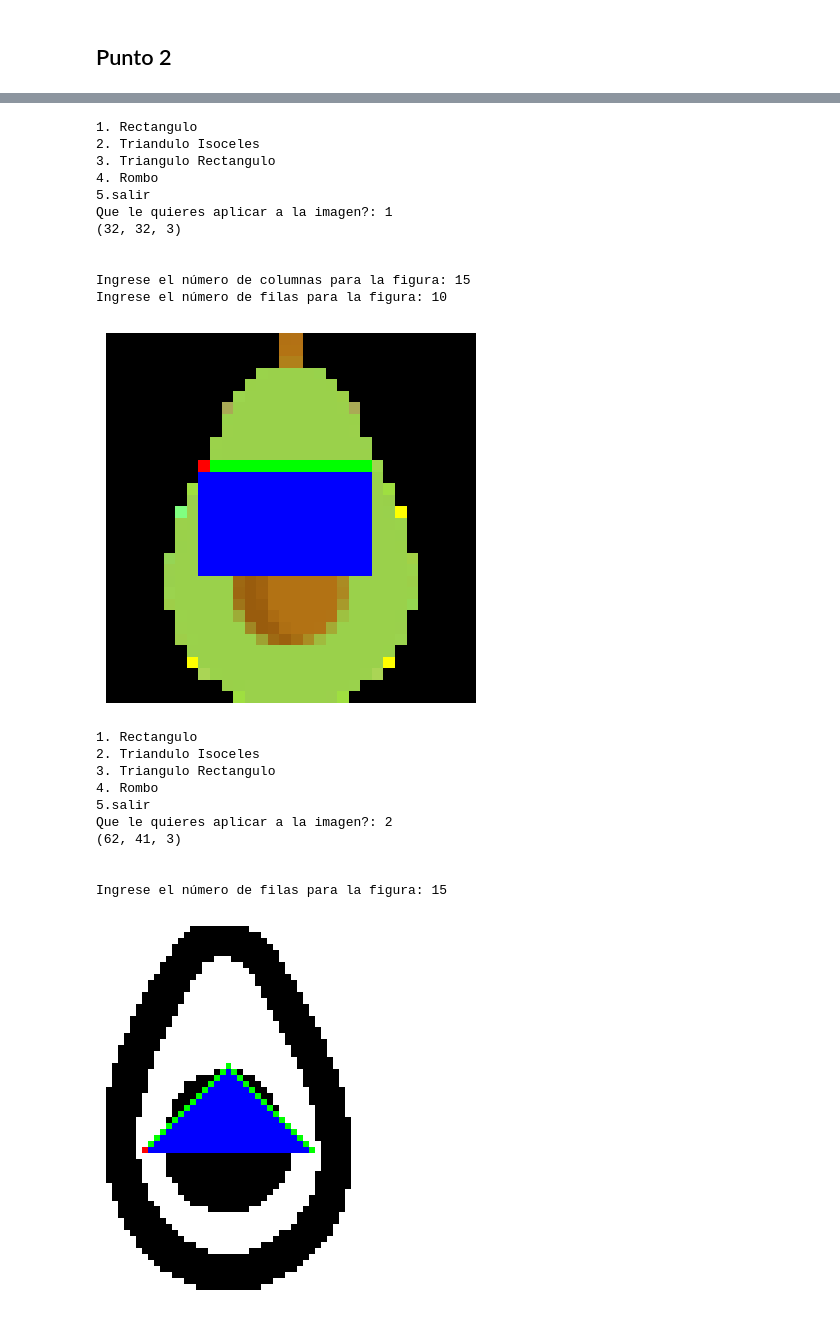
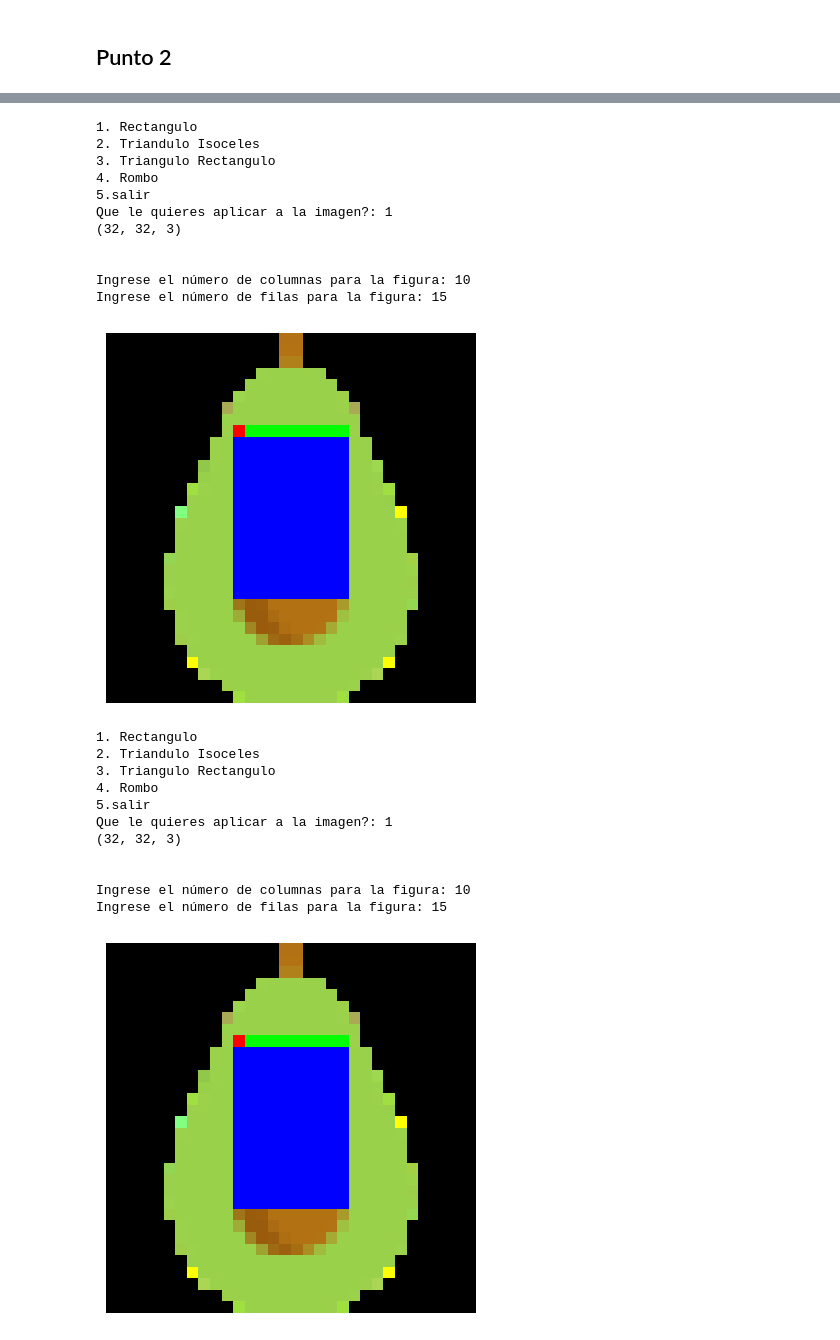
Before and after one commit to Slrosales/PC_AGUACATE_202310, a Jupyter notebook: PC_AGUACATE_202310.ipynb, the cells around one changed output, grey strips where cells are left out. Drawn from its saved outputs; the diff is of its cells as text; code cells hidden in the pictures.

```diff
--- a/PC_AGUACATE_202310.ipynb
+++ b/PC_AGUACATE_202310.ipynb
@@ -1999,12 +2000,11 @@ while (res <1 or res > 5):
 
 #PNG
 # URL de la imagen en Google Drive
-url = 'https://drive.google.com/file/d/1BKankRnIc77uwHUYtBQAtbDLa16HM-zX/view'
+url = 'https://raw.githubusercontent.com/Slrosales/PC_AGUACATE_202310/main/aguacate.png'
 
 # Obtener la imagen directamente desde la URL
 image = Image.open(requests.get(url, stream=True).raw)
 
-# image = plt.imread('/content/aguacate.png')
 tensor = np.array(image)
 tensor = tensor[:, :, :3]
 print(tensor.shape)
@@ -2077,8 +2082,11 @@ while (res <1 or res > 5):
   res = int(input("Error, intenta nuevamente: "))
 
 #svg
-svg_file = '/content/Aguacate.svg'
-image = cairosvg.svg2png(url=svg_file)
+# URL de la imagen en Google Drive
+url = 'https://raw.githubusercontent.com/Slrosales/PC_AGUACATE_202310/126c303d636915ffcb3dbaa90425330df871ad1a/Aguacate.svg'
+
+# Obtener la imagen directamente desde la URL
+image = cairosvg.svg2png(url=url)
 image = io.BytesIO(image)
 image = Image.open(image)
 
@@ -2146,9 +2154,9 @@ Que le quieres aplicar a la imagen?: 1
 (32, 32, 3)
 
 
-Ingrese el número de columnas para la figura: 15
-Ingrese el número de filas para la figura: 10
+Ingrese el número de columnas para la figura: 10
+Ingrese el número de filas para la figura: 15
-[figure, old version]
+[figure, new version]
 # %%
 print("1. Rectangulo")
 print("2. Triandulo Isoceles")
@@ -2160,9 +2168,15 @@ res = int(input("Que le quieres aplicar a la imagen?: "))
 while (res <1 or res > 5):
   res = int(input("Error, intenta nuevamente: "))
 
-#eps
-eps = '/content/avocado.eps'
-image = Image.open(eps)
+eps_url = 'https://github.com/Slrosales/PC_AGUACATE_202310/blob/main/avocado.eps'
+output_format = 'png'  # Formato de salida, por ejemplo, 'png' o 'jpeg'
+
+# Ejecutar el comando de conversión utilizando Ghostscript
+command = f'gs -dSAFER -dBATCH -dNOPAUSE -sDEVICE={output_format} -sOutputFile=- -q {eps_url}'
+process = subprocess.Popen(command, shell=True, stdout=subprocess.PIPE)
+
+# Leer la salida del proceso y crear la imagen PIL
+image_bytes = process.stdout.read()
 bytesx = io.BytesIO()
 image.save(bytesx, format='PNG')
 image.seek(0)
@@ -2204,33 +2218,34 @@ elif(res == 3):
   # Verificar si el número de columnas excede el máximo
   while n > nc or n > nf:
       print('El número de columnas o filas excede el máximo permitido.')
       n = int(input('Ingrese el número de la matriz nxn para la figura: '))
   subtensor = inicio_tensor(nf, nc, n, n)
   triangulo_rectangulo(0,0,subtensor, tensor)
 
 elif(res == 4):
   # Solicitar al usuario el número de columnas para la figura
   n = int(input('Ingrese el número de impar columnas para la figura: '))
 
   while n > nc or n > nf:
     print('El número de columnas excede el máximo permitido.')
     n = int(input('Ingrese el número impar de la matriz nxn para la figura: '))
 
   if (n%2==0): n=n+1
   v = (n-1)//2
   subtensor = inicio_tensor(nf, nc, n, n)
   rombo(0, v, subtensor, tensor)
 else:
   exit()
 # %% [output]
 1. Rectangulo
 2. Triandulo Isoceles
 3. Triangulo Rectangulo
 4. Rombo
 5.salir
-Que le quieres aplicar a la imagen?: 2
-(62, 41, 3)
+Que le quieres aplicar a la imagen?: 1
+(32, 32, 3)
 
 
+Ingrese el número de columnas para la figura: 10
 Ingrese el número de filas para la figura: 15
-[figure, old version]
+[figure, new version]
```
Also changed, not shown: parts of 2 cells of this notebook.
